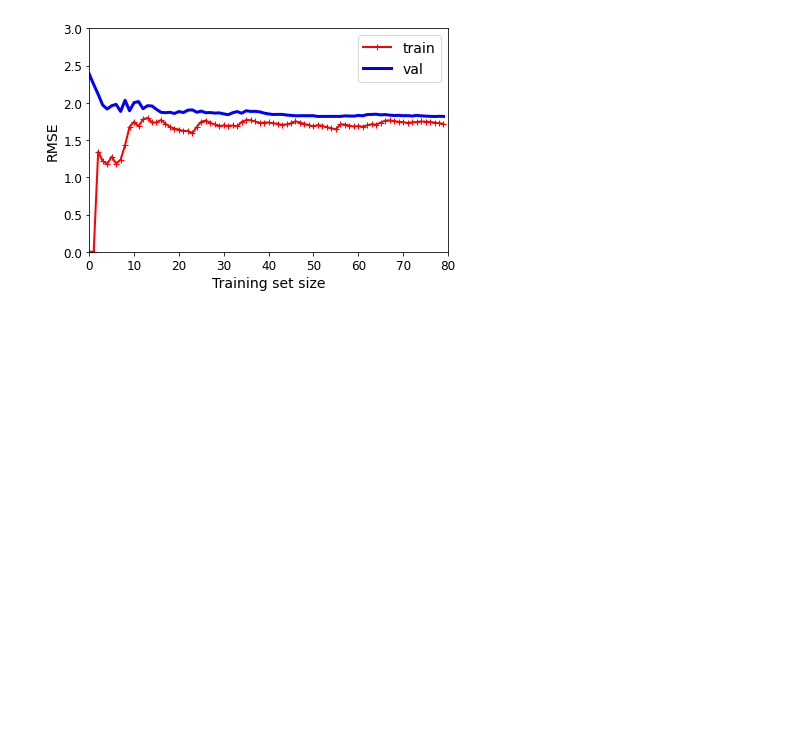
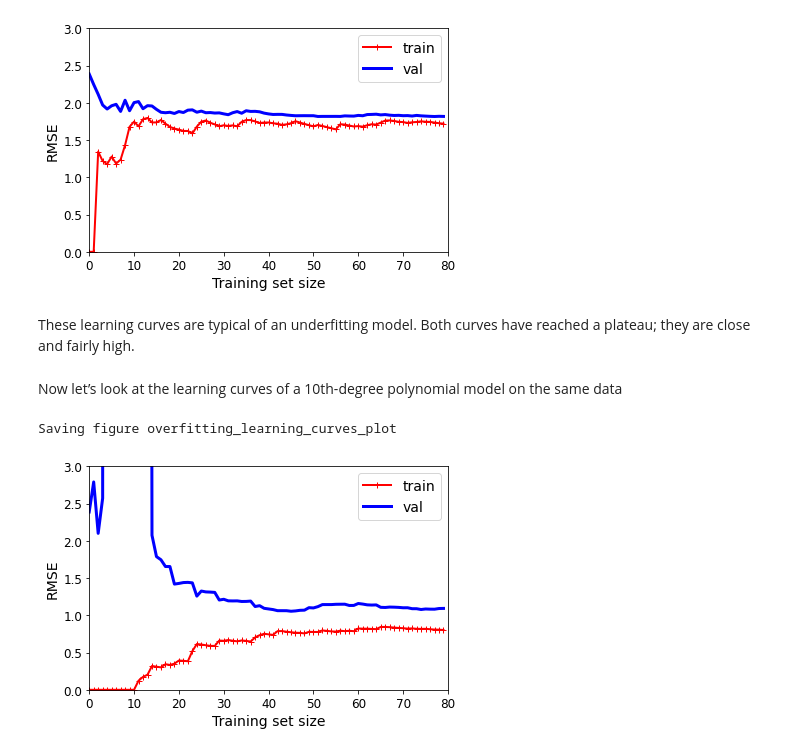
Before and after one commit to uzoochogu/Machine-Learning-Projects, a Jupyter notebook: description-of-some-machine-learning-models/training_models.ipynb, the cells around one changed output. Drawn from its saved outputs; the diff is of its cells as text; code cells hidden in the pictures; blank space fills up the shorter version.

Commit message:
demonstrated fitting and learning curves

```diff
--- a/description-of-some-machine-learning-models/training_models.ipynb
+++ b/description-of-some-machine-learning-models/training_models.ipynb
@@ -429,9 +429,16 @@ from sklearn.metrics import mean_squared_error
 from sklearn.model_selection import train_test_split
 
 def plot_learning_curves(model, X, y):
+    """This function plots the learning curves of a model given some training data.
+
+    Args:
+        model (obj): Sckit-Learn derived Model
+        X (_type_):  features of the training data
+        y (_type_):  labels of the training data
+    """
     X_train, X_val, y_train, y_val = train_test_split(X, y, test_size=0.2, random_state=10)
     train_errors, val_errors = [], []
-    for m in range(1, len(X_train) + 1):
+    for m in range(1, len(X_train) + 1):                                                        #we iterateively train using a subset of the training data
         model.fit(X_train[:m], y_train[:m])
         y_train_predict = model.predict(X_train[:m])
         y_val_predict = model.predict(X_val)
@@ -452,3 +461,22 @@ plt.show()                                      # not shown
 # %% [output]
 Saving figure underfitting_learning_curves_plot
 [figure]
+# %% [markdown]
+These learning curves are typical of an underfitting model. Both curves have reached a plateau; they are close and fairly high.
+# %% [markdown]
+Now let’s look at the learning curves of a 10th-degree polynomial model on the same data
+# %%
+from sklearn.pipeline import Pipeline
+
+polynomial_regression = Pipeline([
+        ("poly_features", PolynomialFeatures(degree=10, include_bias=False)),
+        ("lin_reg", LinearRegression()),
+    ])
+
+plot_learning_curves(polynomial_regression, X, y)
+plt.axis([0, 80, 0, 3])
+save_fig("overfitting_learning_curves_plot")
+plt.show()
+# %% [output]
+Saving figure overfitting_learning_curves_plot
+[figure, added]
```
Also changed, not shown: parts of 6 cells of this notebook.
